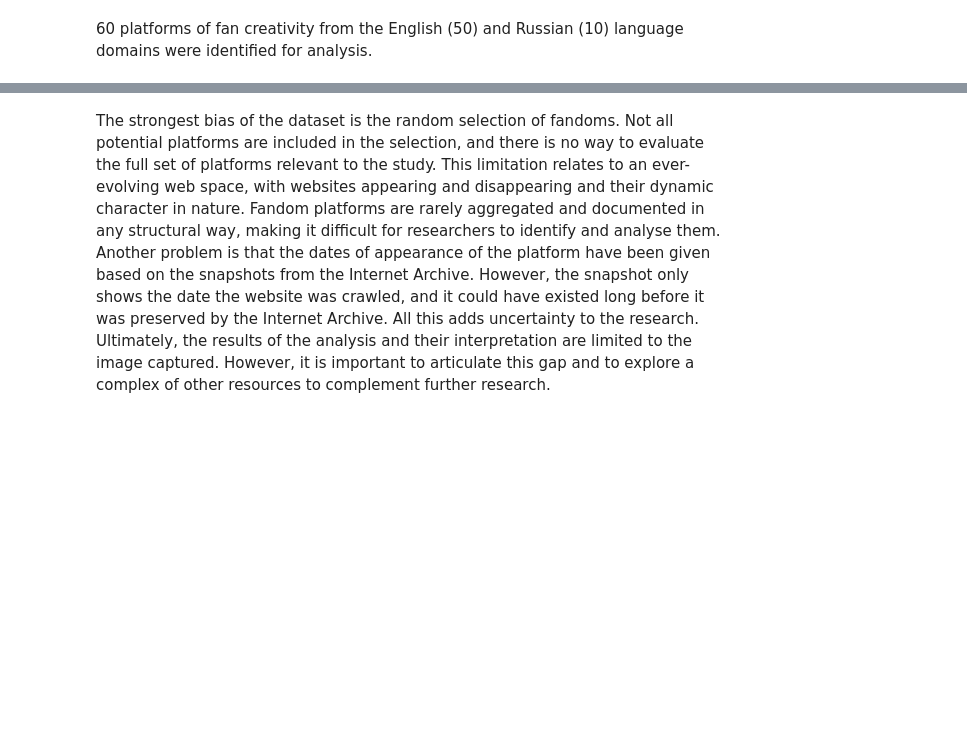
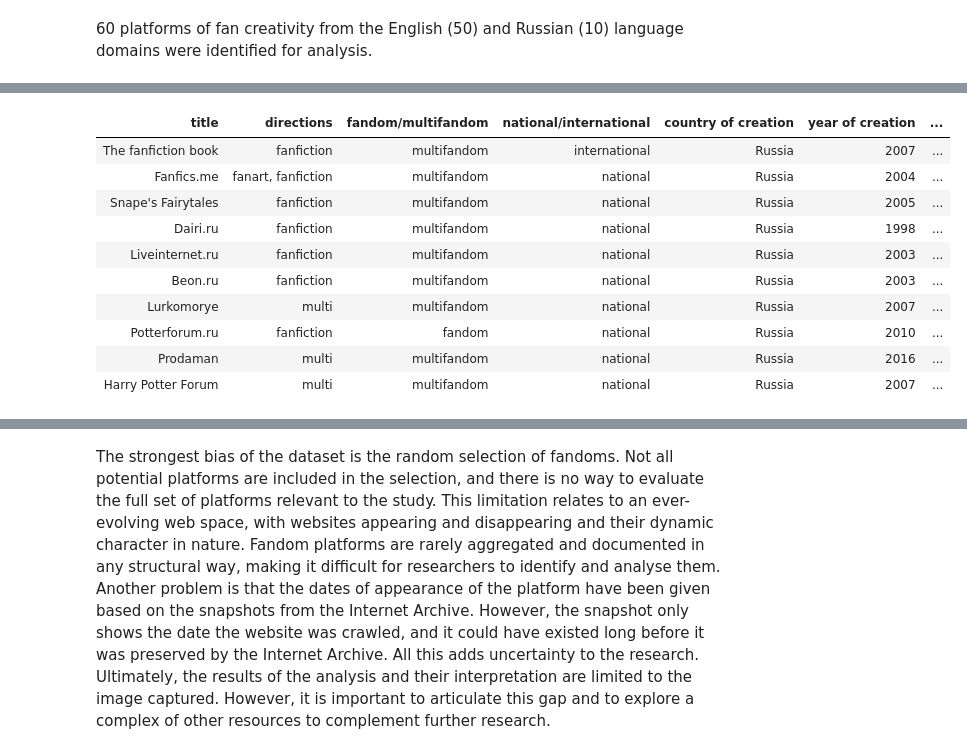
Before and after one commit to jdh-observer/cMFbEBSriHwD, a Jupyter notebook: article.ipynb, the cells around one changed output, grey strips where cells are left out. Saved outputs shown, nothing was run; the diff lists cells and outputs as text; code cells hidden in the pictures; blank space fills up the shorter version.

Commit message:
table
- delete table 1 and 2 that are too big
- replace table 2 with slimmed down version as well

```diff
--- a/article.ipynb
+++ b/article.ipynb
@@ -166,3 +131,45 @@ data
 | 7 | Potterforum.ru | fanfiction | fandom | national | Russia | 2010 | ... |
 | 8 | Prodaman | multi | multifandom | national | Russia | 2016 | ... |
 | 9 | Harry Potter Forum | multi | multifandom | national | Russia | 2007 | ... |
+# %%
+import pandas as pd
+
+# Adjust pandas display settings
+pd.set_option('display.max_columns', None)  # Show all columns
+pd.set_option('display.max_rows', None)  # Show all rows (use with caution for large datasets)
+pd.set_option('display.width', 1000)  # Set display width to prevent wrapping
+pd.set_option('display.max_colwidth', None)  # Show the full content of each column
+
+# Correct URL for loading your data from the GitHub raw content URL
+url = 'https://raw.githubusercontent.com/jdh-observer/cMFbEBSriHwD/main/JDH_Files/RU.csv'
+
+# Load the data into a pandas DataFrame
+data = pd.read_csv(url)
+
+# Modify the "directions" column to replace "fanart;fanfiction" with "fanart, fanfiction"
+data['directions'] = data['directions'].str.replace('fanart;fanfiction', 'fanart, fanfiction')
+
+# Combine the "website" column into the "title" column as a clickable link
+data['title'] = data.apply(lambda row: f'<a href="{row["website"]}">{row["title"]}</a>', axis=1)
+
+# Replace the "web archive" column with clickable "link" text
+data['web archive'] = data['web archive'].apply(lambda url: f'<a href="{url}">link</a>')
+
+# Drop the "website" column
+data = data.drop(columns=['website'])
+
+# Display the DataFrame as HTML (works in Jupyter Notebook)
+from IPython.display import display, HTML
+display(HTML(data.to_html(escape=False, index=False)))
+# %% [output]
+| title | directions | fandom/multifandom | national/international | country of creation | year of creation | ... |
+| The fanfiction book | fanfiction | multifandom | international | Russia | 2007 | ... |
+| Fanfics.me | fanart, fanfiction | multifandom | national | Russia | 2004 | ... |
+| Snape's Fairytales | fanfiction | multifandom | national | Russia | 2005 | ... |
+| Dairi.ru | fanfiction | multifandom | national | Russia | 1998 | ... |
+| Liveinternet.ru | fanfiction | multifandom | national | Russia | 2003 | ... |
+| Beon.ru | fanfiction | multifandom | national | Russia | 2003 | ... |
+| Lurkomorye | multi | multifandom | national | Russia | 2007 | ... |
+| Potterforum.ru | fanfiction | fandom | national | Russia | 2010 | ... |
+| Prodaman | multi | multifandom | national | Russia | 2016 | ... |
+| Harry Potter Forum | multi | multifandom | national | Russia | 2007 | ... |
```
Also changed, not shown: parts of 2 cells of this notebook, 1 other file.
